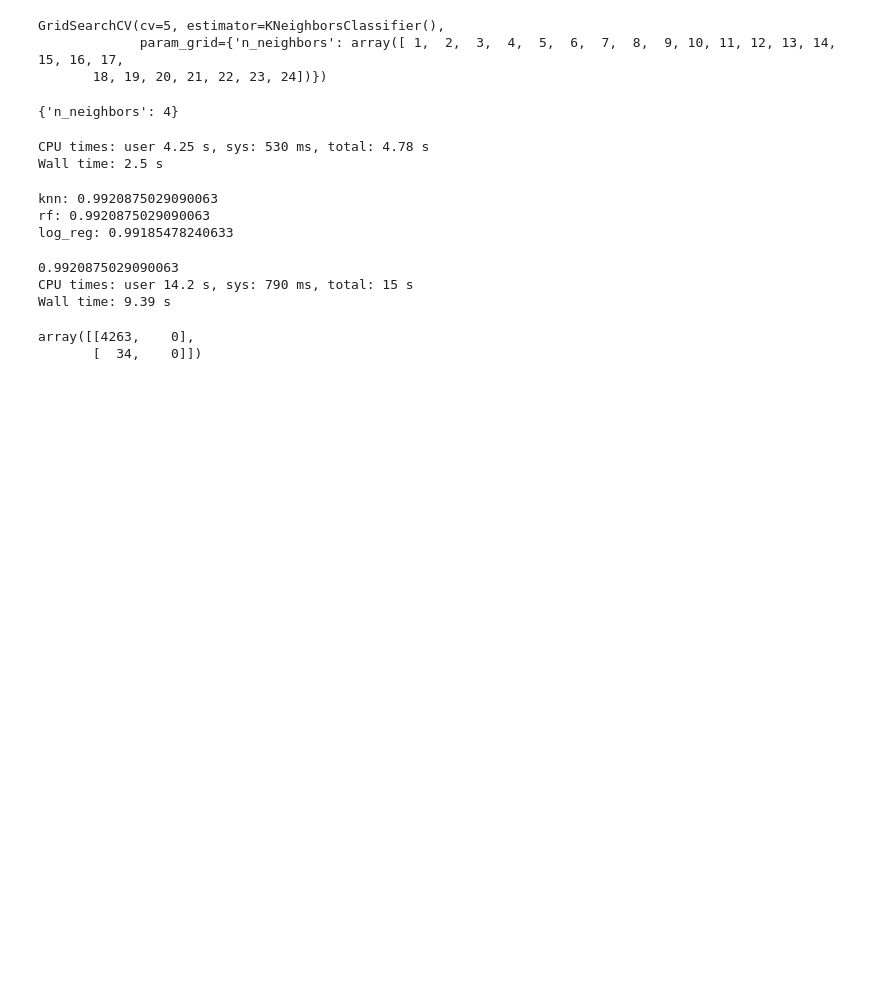
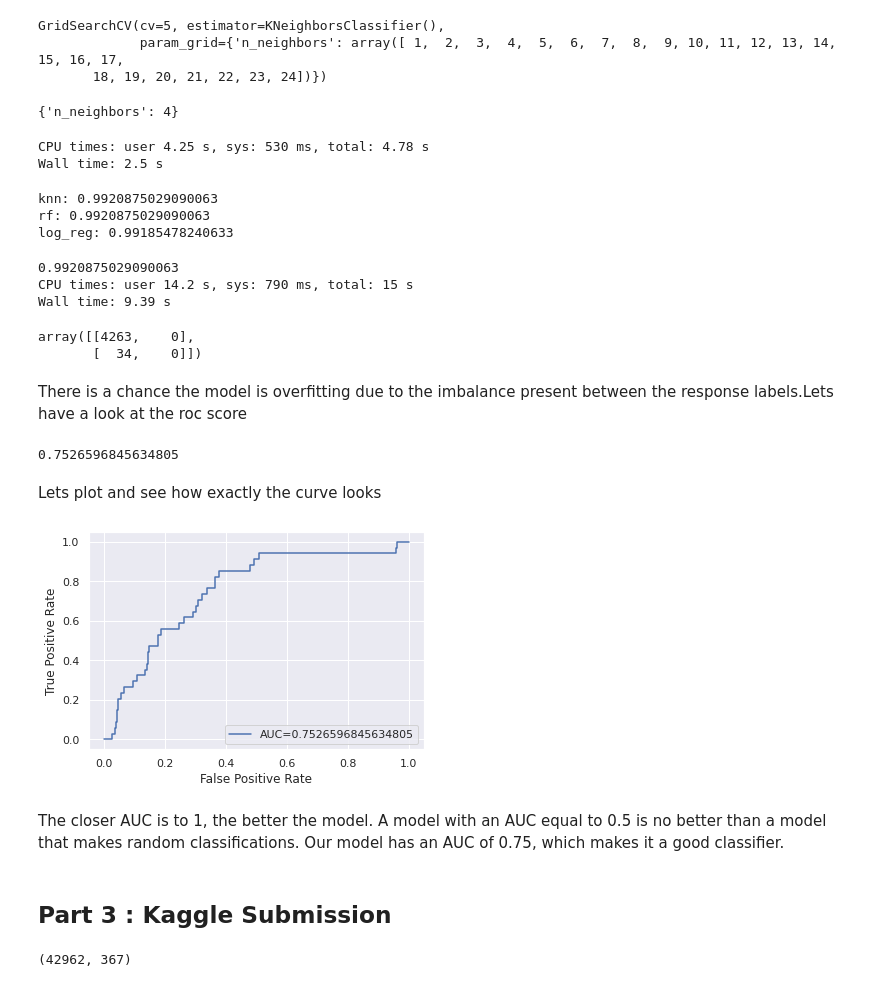
Before and after one commit to Joykareko/AWS-Udacity-Capstone-Project, a Jupyter notebook: Arvato_Project_Workbook.ipynb, the cells around one changed output. Cells and saved outputs as stored; diff of their text form; code cells hidden in the pictures; blank space fills up the shorter version.

```diff
--- a/Arvato_Project_Workbook.ipynb
+++ b/Arvato_Project_Workbook.ipynb
@@ -894,3 +895,30 @@ Y_pred=ensemble.predict(X_test)
 # %% [output]
 array([[4263,    0],
        [  34,    0]])
+# %% [markdown]
+There is a chance the model is overfitting due to the imbalance present between the response labels.Lets have a look at the roc score
+# %%
+roc=roc_auc_score(Y_test, log_reg.predict_proba(X_test)[:,1])
+roc
+# %% [output]
+0.7526596845634805
+# %% [markdown]
+Lets plot and see how exactly the curve looks
+# %%
+Y_pred_proba = log_reg.predict_proba(X_test)[::,1]
+fpr, tpr, _ = metrics.roc_curve(Y_test,  Y_pred_proba)
+auc = metrics.roc_auc_score(Y_test, Y_pred_proba)
+
+#create ROC curve
+plt.plot(fpr,tpr,label="AUC="+str(auc))
+plt.ylabel('True Positive Rate')
+plt.xlabel('False Positive Rate')
+plt.legend(loc=4)
+plt.show()
+# %% [output]
+[figure, added]
+# %% [markdown]
+The closer AUC is to 1, the better the model. A model with an AUC equal to 0.5 is no better than a model that makes random classifications.
+Our model has an AUC of 0.75, which makes it a good classifier.
+# %% [markdown]
+## Part 3 : Kaggle Submission
@@ -896,0 +927,4 @@ array([[4263,    0],
+# %%
+mailout_test.shape
+# %% [output]
+(42962, 367)
```
Also changed, not shown: parts of 16 cells of this notebook.
